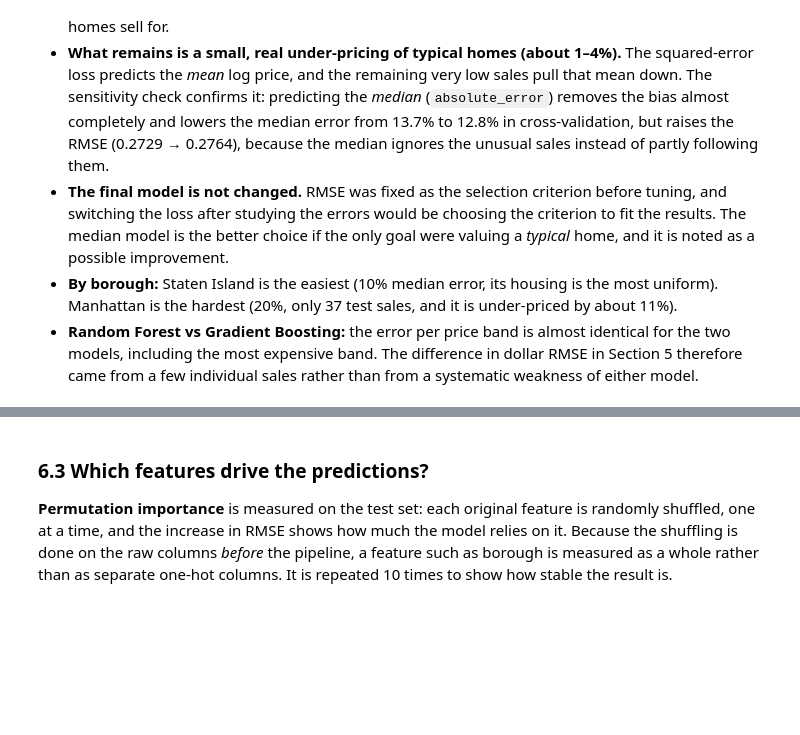
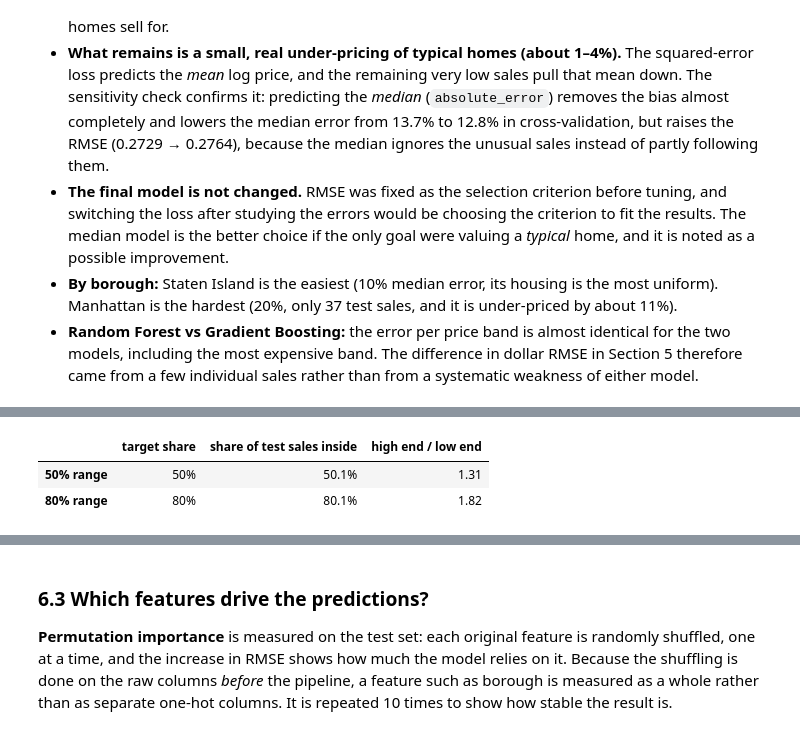
Before and after one commit to nodirbeksolijonov/MLDA-CW1-NYC-Property-Sales, a Jupyter notebook: notebooks/MLDA_CW1_NYC_Property_Sales.ipynb, the cells around one changed output, grey strips where cells are left out. Cells and saved outputs as stored; diff of their text form; code cells hidden in the pictures; blank space fills up the shorter version.

```diff
--- a/notebooks/MLDA_CW1_NYC_Property_Sales.ipynb
+++ b/notebooks/MLDA_CW1_NYC_Property_Sales.ipynb
@@ -2411,0 +2448,22 @@ loss_check.style.format({"CV RMSE (log)": "{:.4f}", "CV MAE (log)": "{:.4f}", "M
+# %%
+# Out-of-fold errors of the final settings on train + validation: each home is predicted by a model fitted on
+# the other four folds, so the errors are honest, and the test set plays no part in them
+cv_pred = pd.Series(cross_val_predict(clone(final_model), X_trval, y_trval, cv=cv5), index=y_trval.index)
+cv_residuals = (cv_pred - y_trval).rename("residual_log")   # log(predicted) − log(actual), as in test_pred
+
+# A sale lies inside a range exactly when its error lies between the two error quantiles that define the range
+price_ranges = {}
+for name, (lo_q, hi_q) in {"50% range": (0.25, 0.75), "80% range": (0.10, 0.90)}.items():
+    lo, hi = cv_residuals.quantile([lo_q, hi_q])
+    price_ranges[name] = {
+        "target share": hi_q - lo_q,
+        "share of test sales inside": test_pred["residual_log"].between(lo, hi).mean(),
+        "high end / low end": np.exp(hi - lo),
+    }
+price_ranges = pd.DataFrame(price_ranges).T
+price_ranges.style.format({"target share": "{:.0%}", "share of test sales inside": "{:.1%}",
+                           "high end / low end": "{:.2f}"})
+# %% [output]
+|  | target share | share of test sales inside | high end / low end |
+| 50% range | 50% | 50.1% | 1.31 |
+| 80% range | 80% | 80.1% | 1.82 |
```
Also changed, not shown: parts of 12 cells of this notebook, 5 other files.
